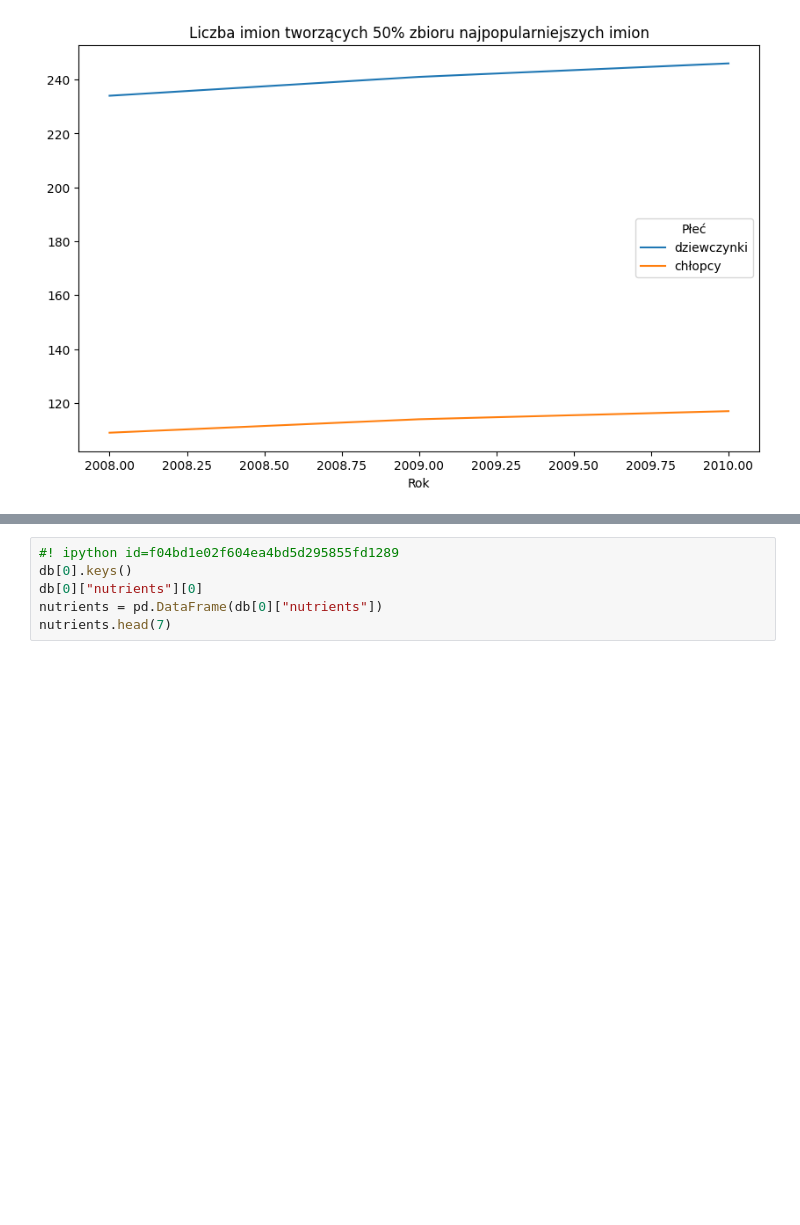
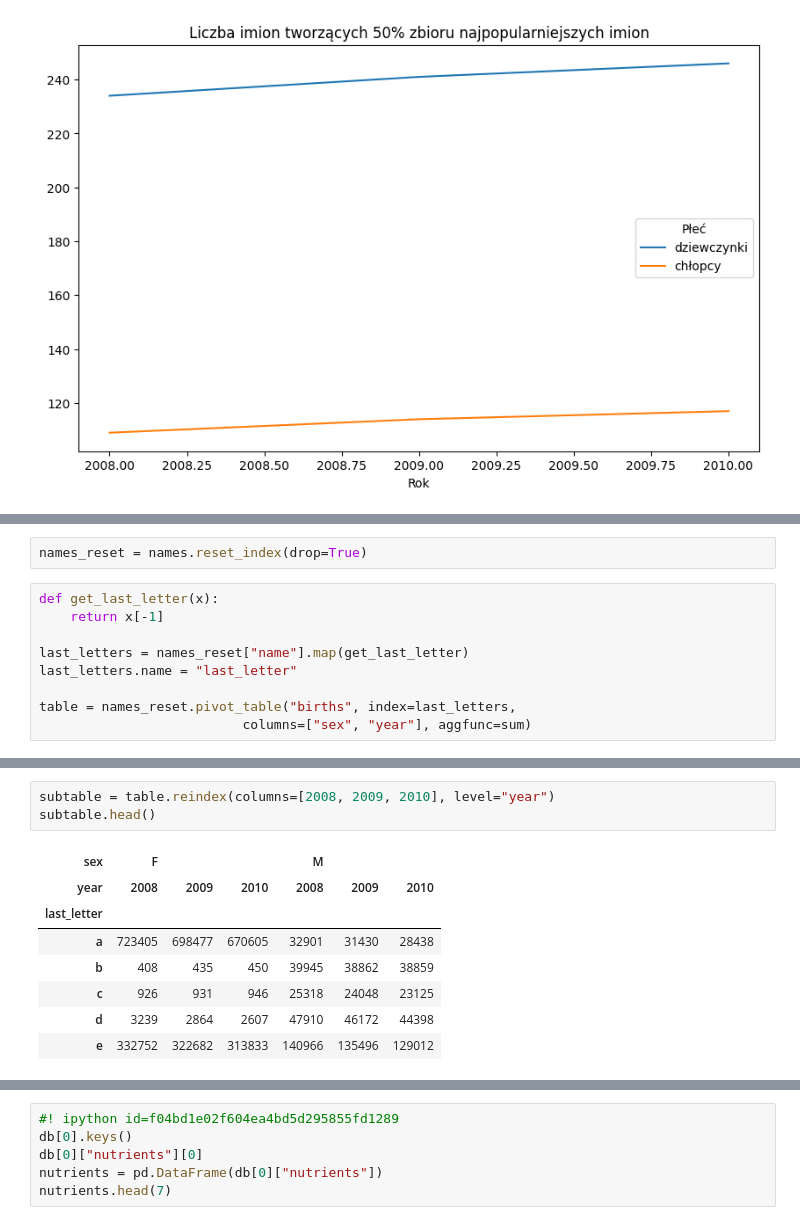
Before and after one commit to url-github/Pandas, a Jupyter notebook: 013_PywAD_Przykłady_analizy_danych.ipynb, the cells around one changed output, grey strips where cells are left out. Saved outputs shown, nothing was run; the diff lists cells and outputs as text; blank space fills up the shorter version.

```diff
--- a/013_PywAD_Przykłady_analizy_danych.ipynb
+++ b/013_PywAD_Przykłady_analizy_danych.ipynb
@@ -1099,0 +1043,11 @@ len(db)
+# %%
+names_reset = names.reset_index(drop=True)
+# %%
+def get_last_letter(x):
+    return x[-1]
+
+last_letters = names_reset["name"].map(get_last_letter)
+last_letters.name = "last_letter"
+
+table = names_reset.pivot_table("births", index=last_letters,
+                          columns=["sex", "year"], aggfunc=sum)
@@ -1099,0 +1068,12 @@ len(db)
+# %%
+subtable = table.reindex(columns=[2008, 2009, 2010], level="year")
+subtable.head()
+# %% [output]
+| sex | F |  |  | M |  |  |
+| year | 2008 | 2009 | 2010 | 2008 | 2009 | 2010 |
+| last_letter |  |  |  |  |  |  |
+| a | 723405 | 698477 | 670605 | 32901 | 31430 | 28438 |
+| b | 408 | 435 | 450 | 39945 | 38862 | 38859 |
+| c | 926 | 931 | 946 | 25318 | 24048 | 23125 |
+| d | 3239 | 2864 | 2607 | 47910 | 46172 | 44398 |
+| e | 332752 | 322682 | 313833 | 140966 | 135496 | 129012 |
```
Also changed, not shown: parts of 39 cells of this notebook.
